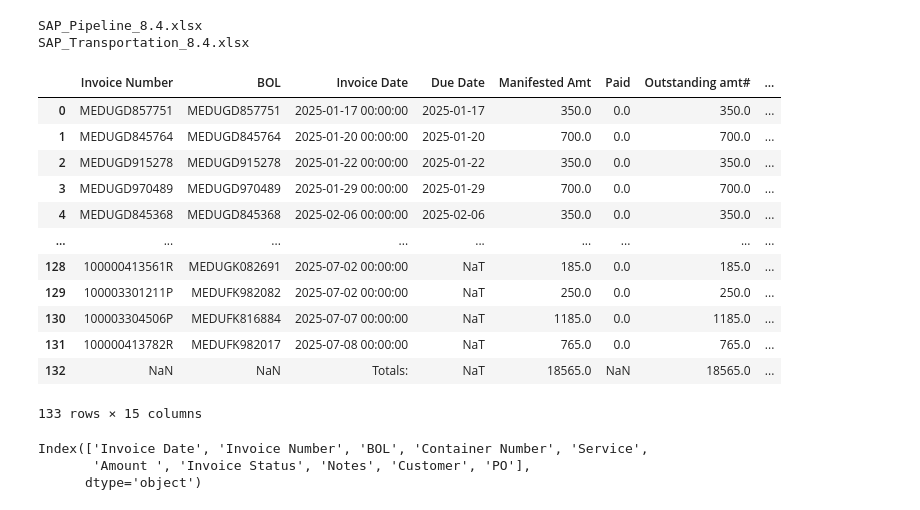
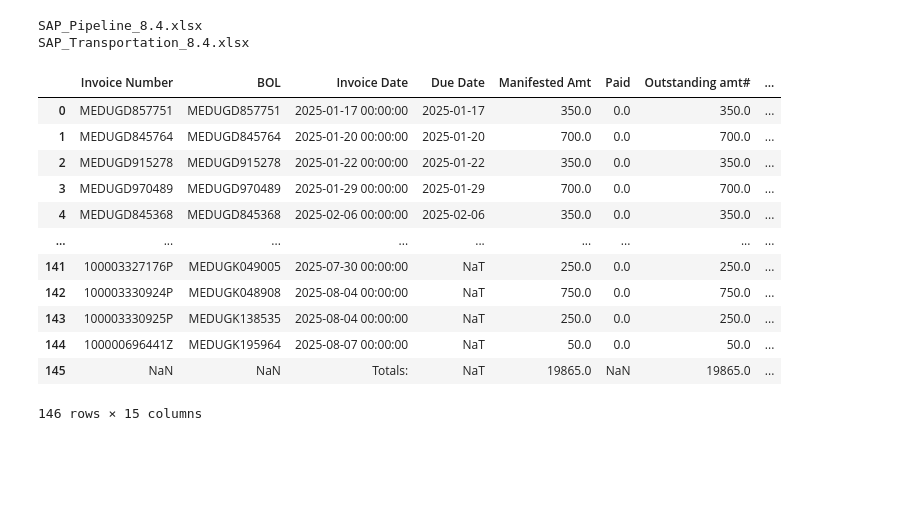
Before and after one commit to arrionc/MSC_SOA_CHECK, a Jupyter notebook: MSC Invoices Review.ipynb, the cells around one changed output. Saved outputs shown, nothing was run; the diff lists cells and outputs as text; code cells hidden in the pictures; blank space fills up the shorter version.

```diff
--- a/MSC Invoices Review.ipynb
+++ b/MSC Invoices Review.ipynb
@@ -5,19 +5,16 @@ import re
 import os
 from datetime import datetime
 # %%
-# Load all the files needed
+# DIRECTORIES AND FILES
+
 # Directory with the PDFs
 root_pdf_dir = r'G:\ACCOUNT PAYABLE\001 - INVOICES - FATTURE\LOGISTIC INVOICES\1- NEW\MSC invoices received from 06-01-2025'
 
-# Recursively collect all PDFs file paths
-pdf_files = []
-for dirpath, dirnames, filenames in os.walk(root_pdf_dir):
-    for filename in filenames:
-        if filename.lower().endswith('.pdf'):
-            pdf_files.append(os.path.join(dirpath, filename))
+# Directory with the Processed PDFs
+processed_dir = r'C:\Users\ACarrion\OneDrive - F.lli De Cecco di Filippo Fara San Martino S.p.A\Documents\Logistics Invoicing\MSC'
 
 # Most recent SOA - NEEDS TO BE CONVERTED FROM 97-2003 Worksheet to regular. The file name will need to be changed to the most recent one
-soa_file = r'g:\ACCOUNT PAYABLE\001 - INVOICES - FATTURE\LOGISTIC INVOICES\1- NEW\MSC invoices received from 06-01-2025\SOA for PRODOTTI MEDITERRANEI INC- 7-23-2025_1.xlsx'
+soa_file = r'g:\ACCOUNT PAYABLE\001 - INVOICES - FATTURE\LOGISTIC INVOICES\1- NEW\MSC invoices received from 06-01-2025\SOA for PRODOTTI MEDITERRANEI INC- 8-8-2025_1.xlsx'
 
 # MSC Tracker File
 msc_invoice_tracker = r'g:\ACCOUNT PAYABLE\001 - INVOICES - FATTURE\LOGISTIC INVOICES\1- NEW\MSC invoices received from 06-01-2025\MSC Invoice Tracker.xlsx'
@@ -154,24 +211,24 @@ df_customer = pd.merge(df_customer, df_pipe, on='PO', how='left')
 # %%
 # Merge with Transportation file
 df_transportation = pd.read_excel(transportation_file)
 df_transportation = df_transportation[['Sales Document', 'Service agent description']]
+df_transportation.rename(columns={'Service agent description': 'Carrier'}, inplace=True)
 # Merge onto customer
 df_customer = pd.merge(df_customer, df_transportation, on='Sales Document', how='left')
-df_customer.rename(columns={'Service agent description': 'Carrier'}, inplace=True)
 df_customer
 # %% [output]
 |  | Invoice Number | BOL | Invoice Date | Due Date | Manifested Amt | Paid | Outstanding amt# | ... |
 | 0 | MEDUGD857751 | MEDUGD857751 | 2025-01-17 00:00:00 | 2025-01-17 | 350.0 | 0.0 | 350.0 | ... |
 | 1 | MEDUGD845764 | MEDUGD845764 | 2025-01-20 00:00:00 | 2025-01-20 | 700.0 | 0.0 | 700.0 | ... |
 | 2 | MEDUGD915278 | MEDUGD915278 | 2025-01-22 00:00:00 | 2025-01-22 | 350.0 | 0.0 | 350.0 | ... |
 | 3 | MEDUGD970489 | MEDUGD970489 | 2025-01-29 00:00:00 | 2025-01-29 | 700.0 | 0.0 | 700.0 | ... |
 | 4 | MEDUGD845368 | MEDUGD845368 | 2025-02-06 00:00:00 | 2025-02-06 | 350.0 | 0.0 | 350.0 | ... |
 | ... | ... | ... | ... | ... | ... | ... | ... | ... |
-| 128 | 100000413561R | MEDUGK082691 | 2025-07-02 00:00:00 | NaT | 185.0 | 0.0 | 185.0 | ... |
-| 129 | 100003301211P | MEDUFK982082 | 2025-07-02 00:00:00 | NaT | 250.0 | 0.0 | 250.0 | ... |
-| 130 | 100003304506P | MEDUFK816884 | 2025-07-07 00:00:00 | NaT | 1185.0 | 0.0 | 1185.0 | ... |
-| 131 | 100000413782R | MEDUFK982017 | 2025-07-08 00:00:00 | NaT | 765.0 | 0.0 | 765.0 | ... |
-| 132 | NaN | NaN | Totals: | NaT | 18565.0 | NaN | 18565.0 | ... |
+| 141 | 100003327176P | MEDUGK049005 | 2025-07-30 00:00:00 | NaT | 250.0 | 0.0 | 250.0 | ... |
+| 142 | 100003330924P | MEDUGK048908 | 2025-08-04 00:00:00 | NaT | 750.0 | 0.0 | 750.0 | ... |
+| 143 | 100003330925P | MEDUGK138535 | 2025-08-04 00:00:00 | NaT | 250.0 | 0.0 | 250.0 | ... |
+| 144 | 100000696441Z | MEDUGK195964 | 2025-08-07 00:00:00 | NaT | 50.0 | 0.0 | 50.0 | ... |
+| 145 | NaN | NaN | Totals: | NaT | 19865.0 | NaN | 19865.0 | ... |
-133 rows × 15 columns
+146 rows × 15 columns
 # %%
 # Check if we have the pdfs for the invoices in the statement
@@ -183,8 +240 @@ invoices_check = pd.merge(df_minimal, df_customer[['Invoice Number', 'BOL']], on
 invoices_check.to_excel('Invoices_Check.xlsx', index=False)
-# %%
-df_invoice_tracker = pd.read_excel(msc_invoice_tracker, sheet_name= 'MSC Open Invoices')
-# df_invoice_tracker.columns
-# %% [output]
-Index(['Invoice Date', 'Invoice Number', 'BOL', 'Container Number', 'Service',
-       'Amount ', 'Invoice Status', 'Notes', 'Customer', 'PO'],
-      dtype='object')
```
Also changed, not shown: parts of 14 cells of this notebook.
